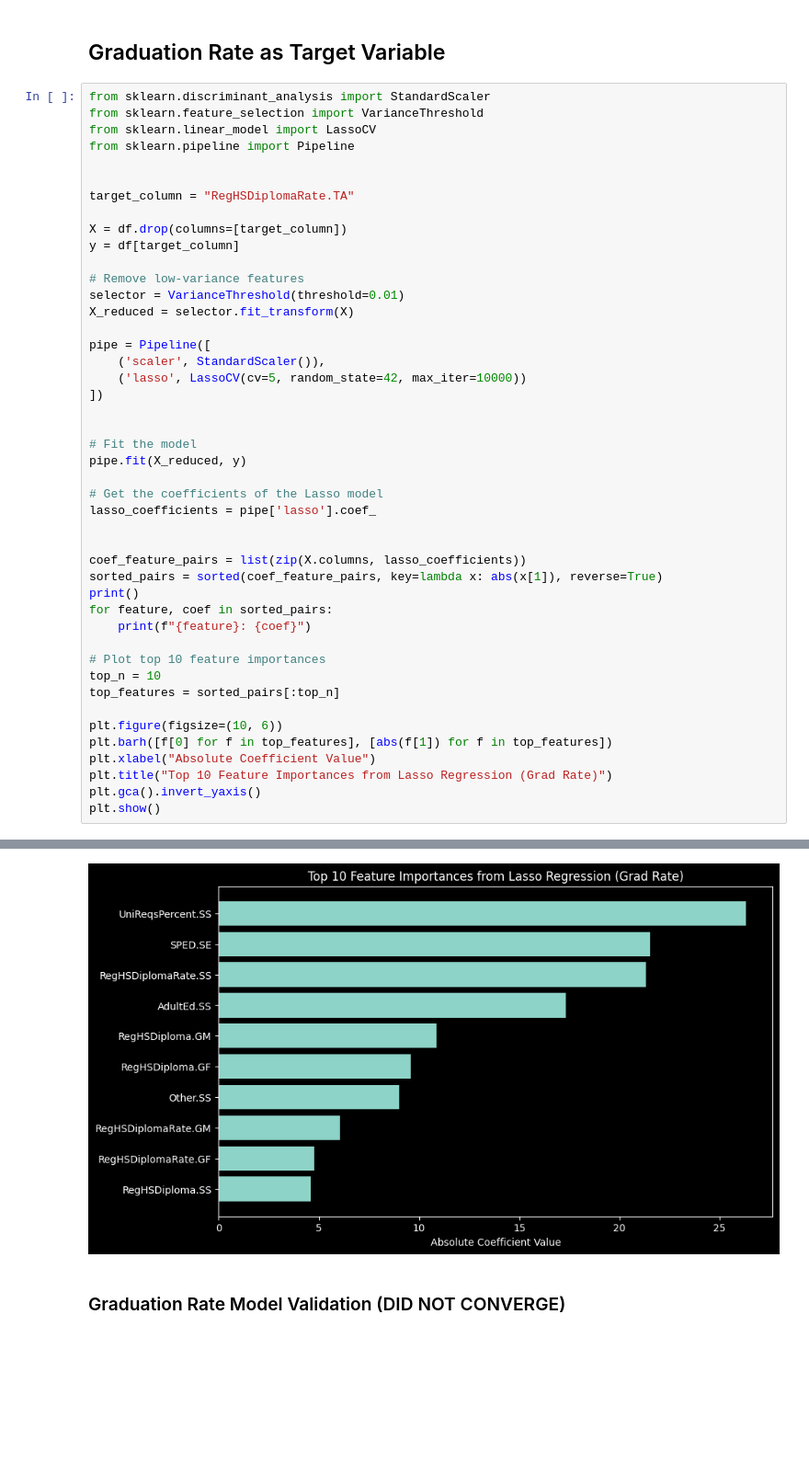
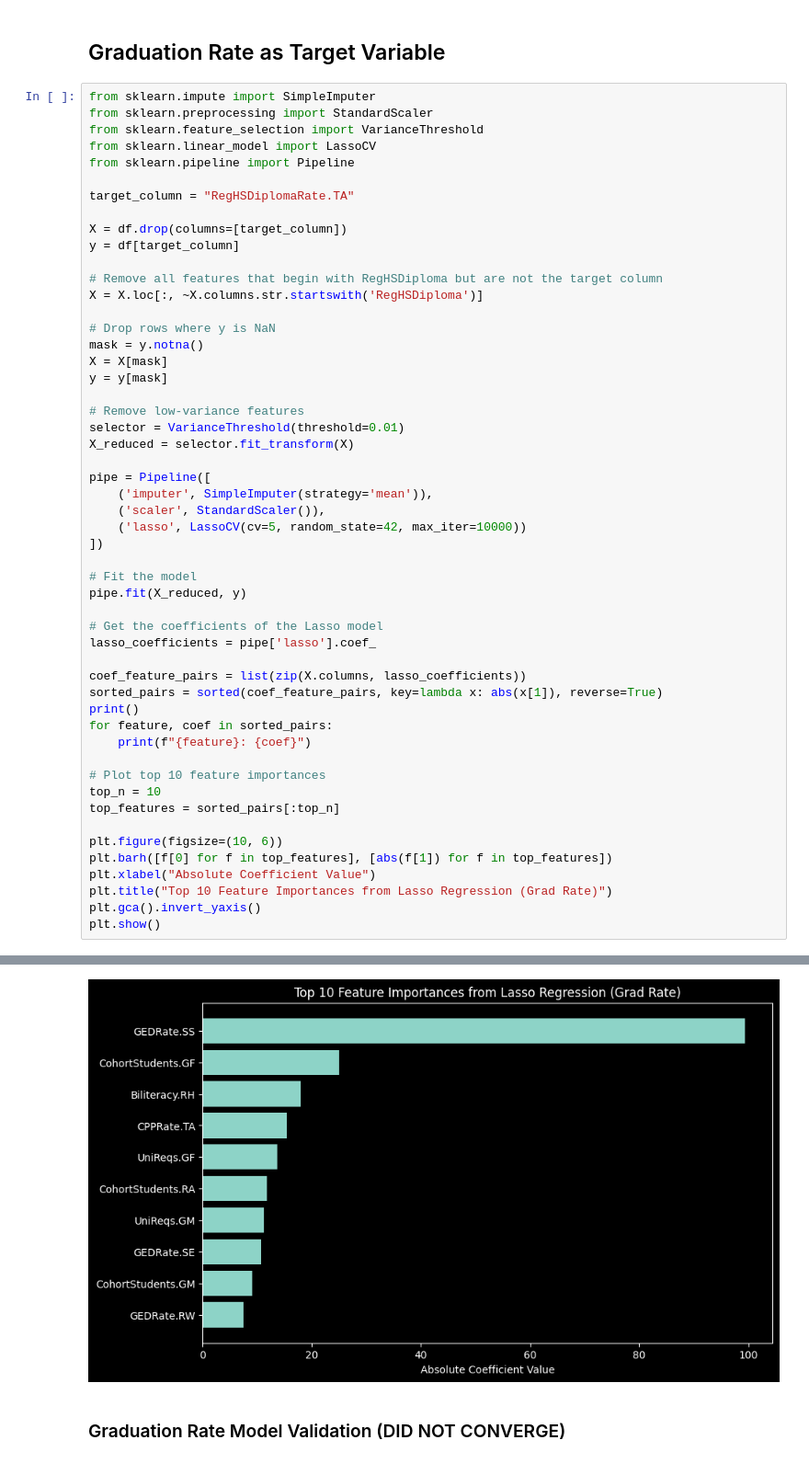
Before and after one commit to PENTASHIFT/DS-Capstone-Project, a Jupyter notebook: modeling/ACGRWide.ipynb, the cells around one changed output, grey strips where cells are left out. Shown at 92% size. Saved outputs shown, nothing was run; the diff lists cells and outputs as text; blank space fills up the shorter version.

```diff
--- a/modeling/ACGRWide.ipynb
+++ b/modeling/ACGRWide.ipynb
@@ -58,33 +58,40 @@ Mean Graduation Rate: 68.04490446940648
 # %% [markdown]
 ## Graduation Rate as Target Variable
 # %%
-from sklearn.discriminant_analysis import StandardScaler
+from sklearn.impute import SimpleImputer
+from sklearn.preprocessing import StandardScaler
 from sklearn.feature_selection import VarianceThreshold
 from sklearn.linear_model import LassoCV
 from sklearn.pipeline import Pipeline
-
 
 target_column = "RegHSDiplomaRate.TA"
 
 X = df.drop(columns=[target_column])
 y = df[target_column]
 
+# Remove all features that begin with RegHSDiploma but are not the target column
+X = X.loc[:, ~X.columns.str.startswith('RegHSDiploma')]
+
+# Drop rows where y is NaN
+mask = y.notna()
+X = X[mask]
+y = y[mask]
+
 # Remove low-variance features
 selector = VarianceThreshold(threshold=0.01)
 X_reduced = selector.fit_transform(X)
 
 pipe = Pipeline([
+    ('imputer', SimpleImputer(strategy='mean')),
     ('scaler', StandardScaler()),
     ('lasso', LassoCV(cv=5, random_state=42, max_iter=10000))
 ])
-
 
 # Fit the model
 pipe.fit(X_reduced, y)
 
 # Get the coefficients of the Lasso model
 lasso_coefficients = pipe['lasso'].coef_
-
 
 coef_feature_pairs = list(zip(X.columns, lasso_coefficients))
 sorted_pairs = sorted(coef_feature_pairs, key=lambda x: abs(x[1]), reverse=True)
@@ -123,4 +130,4 @@ SPEDRate.SH: -0.0
-[figure, old version]
+[figure, new version]
 # %% [markdown]
 ### Graduation Rate Model Validation (DID NOT CONVERGE)
 # %%
```
Also changed, not shown: parts of 7 cells of this notebook.
